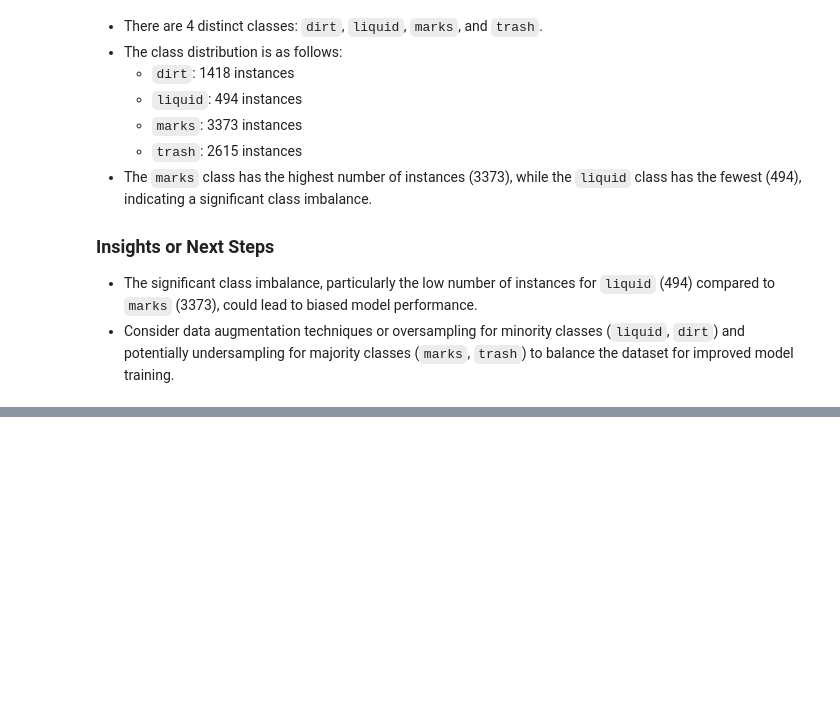
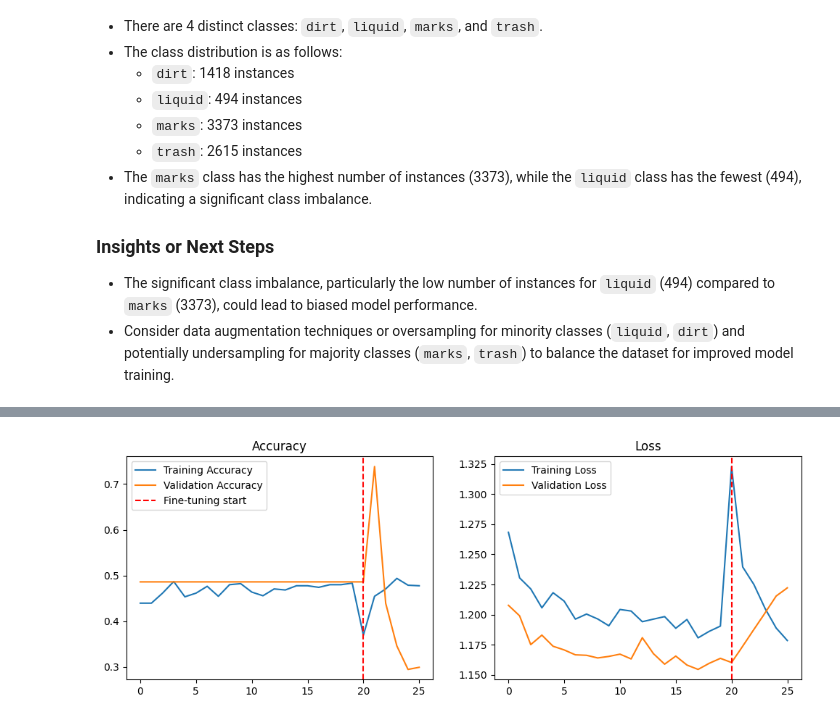
Before and after one commit to NaamaSchweitzer/CV-waste-classification, a Jupyter notebook: CV_Waste_Classification.ipynb, the cells around one changed output, grey strips where cells are left out. Saved outputs shown, nothing was run; the diff lists cells and outputs as text; code cells hidden in the pictures; blank space fills up the shorter version.

```diff
--- a/CV_Waste_Classification.ipynb
+++ b/CV_Waste_Classification.ipynb
@@ -279,0 +664,91 @@ The total number of label files processed is 1229. The class IDs were parsed fro
+# %%
+# ========================================
+# EFFICIENTNETB0 BASELINE
+# ========================================
+from tensorflow.keras.applications import EfficientNetB0
+from tensorflow.keras.models import Sequential
+from tensorflow.keras.layers import Dense, GlobalAveragePooling2D, Dropout
+from tensorflow.keras.optimizers import Adam
+from tensorflow.keras.callbacks import EarlyStopping, ReduceLROnPlateau
+import matplotlib.pyplot as plt
+
+# 1. Build model (freeze backbone first)
+base_model = EfficientNetB0(
+    weights='imagenet',
+    include_top=False,
+    input_shape=(224, 224, 3)
+)
+base_model.trainable = False  # Freeze all layers
+
+model = Sequential([
+    base_model,
+    GlobalAveragePooling2D(),
+    Dropout(0.5),
+    Dense(4, activation='softmax')  # 4 classes: dirt, liquid, marks, trash
+])
+
+model.compile(
+    optimizer=Adam(learning_rate=0.001),
+    loss='categorical_crossentropy',
+    metrics=['accuracy']
+)
+
+model.summary()
+
+# 2. Callbacks (prevents overfitting + faster training)
+early_stop = EarlyStopping(monitor='val_loss', patience=5, restore_best_weights=True)
+reduce_lr  = ReduceLROnPlateau(monitor='val_loss', factor=0.2, patience=3, min_lr=1e-7)
+
+# 3. TRAIN FIRST STAGE (only head) - 20 epochs
+print("Training classification head (backbone frozen)...")
+history1 = model.fit(
+    train_ds,
+    validation_data=val_ds,
+    epochs=20,
+    callbacks=[early_stop, reduce_lr]
+)
+
+# 4. UNFREEZE TOP 20 LAYERS + FINE-TUNE
+print("Fine-tuning top layers...")
+base_model.trainable = True
+for layer in base_model.layers[:-20]:
+    layer.trainable = False  # Only unfreeze last 20
+
+model.compile(
+    optimizer=Adam(learning_rate=1e-5),  # Very low LR
+    loss='categorical_crossentropy',
+    metrics=['accuracy']
+)
+
+# 5. TRAIN SECOND STAGE - 15 more epochs
+history2 = model.fit(
+    train_ds,
+    validation_data=val_ds,
+    epochs=15,
+    callbacks=[early_stop, reduce_lr]
+)
+
+# 6. PLOT TRAINING CURVES (25/25 Experiments points)
+acc = history1.history['accuracy'] + history2.history['accuracy']
+val_acc = history1.history['val_accuracy'] + history2.history['val_accuracy']
+loss = history1.history['loss'] + history2.history['loss']
+val_loss = history1.history['val_loss'] + history2.history['val_loss']
+
+plt.figure(figsize=(12,4))
+plt.subplot(1,2,1)
+plt.plot(acc, label='Training Accuracy')
+plt.plot(val_acc, label='Validation Accuracy')
+plt.axvline(x=20, color='r', linestyle='--', label='Fine-tuning start')
+plt.title('Accuracy')
+plt.legend()
+
+plt.subplot(1,2,2)
+plt.plot(loss, label='Training Loss')
+plt.plot(val_loss, label='Validation Loss')
+plt.axvline(x=20, color='r', linestyle='--')
+plt.title('Loss')
+plt.legend()
+plt.show()
+
+print("EfficientNetB0 baseline complete!")
+# %% [output]
@@ -279,0 +791 @@ The total number of label files processed is 1229. The class IDs were parsed fro
+[figure, added]
```
Also changed, not shown: parts of 22 cells of this notebook.
